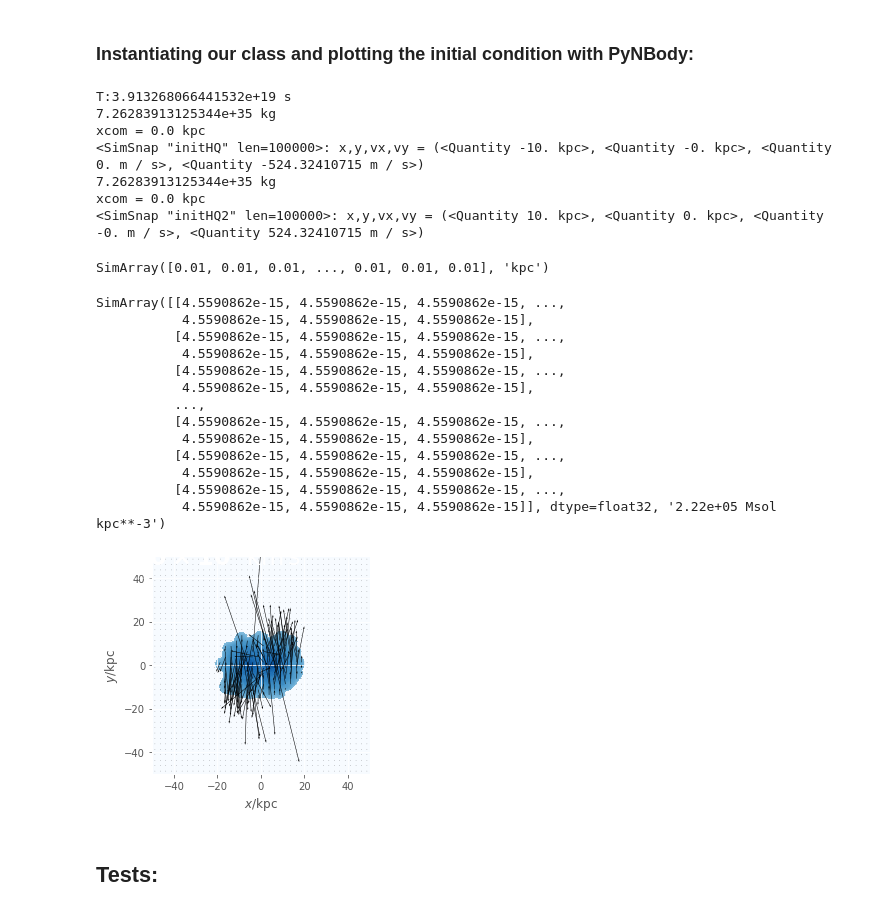
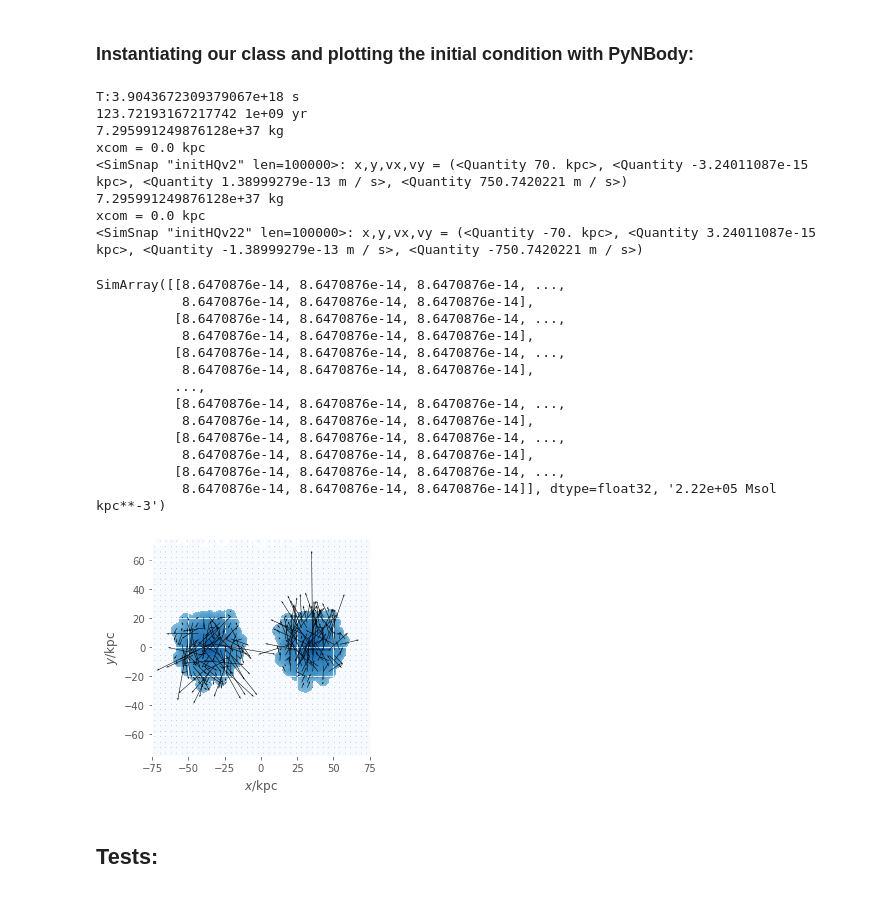
Before and after one commit to MCLindner/GalCollide, a Jupyter notebook: CombinigModels.ipynb, the cells around one changed output. Saved outputs shown, nothing was run; the diff lists cells and outputs as text; code cells hidden in the pictures.

```diff
--- a/CombinigModels.ipynb
+++ b/CombinigModels.ipynb
@@ -228,61 +228,72 @@ class Bodys:
 
         #check
         gyears = p.to(1e9*u.year)
+        print(gyears)
         steps = gyears / dDelta
 
         achInFile = self.writename
 
         # write data in a file.
         file = open(self.writename + ".param","w")
-        L = ["nSteps = " + str(int(steps.value)) + "\n", "dTheta = 0.7 \n","dEta = .03 \n","dDelta = " + str(dDelta) + " \n","iOutInterval = 10 \n",
+        L = ["nSteps = " + str(int(steps.value)) + "\n", "dTheta = 0.7 \n","dEta = .03 \n","dDelta = " + str(dDelta) + " \n","iOutInterval = 50 \n",
              "achInFile = " + achInFile + " \n","achOutName = " + self.writename +" \n", "iLogInterval = 1 \n",
-             "dMsolUnit = 2.2222858e5 \n", "dKpcUnit = 1 \n"]
+             "dMsolUnit = 2.2222858e5 \n", "dKpcUnit = 1 \n", "dDumpFrameStep = 25 \n", "iDirector = 1 \n"]
 
         file.writelines(L)
         file.close() #to change file access modes
+
+    def make_director_file(self):
+        """Creates a param file for use in ChaNGa. Sets nSteps to integrate over one orbital period."""
+        # write data in a file.
+        file = open(self.writename + ".director","w")
+        L = ["size 1000 1000 \n", "clip 0.001 500 \n","render tsc \n","target 0 0 0 \n","physical \n",
+             "file " + str(self.writename) + " \n","project perspective \n", "softdark 0.2 \n",
+              "logscale 100000000000 10000000000000000 \n", "coldark 0.2 0.2 5 1e-17 \n",
+             "dDumpFrameStep = 25 \n", "iDirector = 1 \n", "gas off \n", "star off \n", "FOV 90 \n", "up 0 1 0 \n", "eye 0. 0. 50 \n"]
+
+        file.writelines(L)
+        file.close() #to change file access modes
 # %% [markdown]
 ### Instantiating our class and plotting the initial condition with PyNBody:
 # %%
 plt.style.use('ggplot')
 
 # Load models here
-Gal1 = pynbody.load('initHQ')
-Gal2 = pynbody.load('initHQ2')
+Gal1 = pynbody.load('initHQv2')
+Gal2 = pynbody.load('initHQv22')
 
 # Instantiate class
-two_bodys = Bodys(Gal1, Gal2, 10, 40, 0, 0, 'demo.tipsy')
+two_bodys = Bodys(Gal1, Gal2, 10, 40, np.pi, np.pi, 'demo.tipsy')
 two_bodys.make_param_file()
+two_bodys.make_director_file()
 combined = two_bodys.combine()
 # %% [output]
-T:3.913268066441532e+19 s
-7.26283913125344e+35 kg
+T:3.9043672309379067e+18 s
+123.72193167217742 1e+09 yr
+7.295991249876128e+37 kg
 xcom = 0.0 kpc
-<SimSnap "initHQ" len=100000>: x,y,vx,vy = (<Quantity -10. kpc>, <Quantity -0. kpc>, <Quantity 0. m / s>, <Quantity -524.32410715 m / s>)
-7.26283913125344e+35 kg
+<SimSnap "initHQv2" len=100000>: x,y,vx,vy = (<Quantity 70. kpc>, <Quantity -3.24011087e-15 kpc>, <Quantity 1.38999279e-13 m / s>, <Quantity 750.7420221 m / s>)
+7.295991249876128e+37 kg
 xcom = 0.0 kpc
-<SimSnap "initHQ2" len=100000>: x,y,vx,vy = (<Quantity 10. kpc>, <Quantity 0. kpc>, <Quantity -0. m / s>, <Quantity 524.32410715 m / s>)
+<SimSnap "initHQv22" len=100000>: x,y,vx,vy = (<Quantity -70. kpc>, <Quantity 3.24011087e-15 kpc>, <Quantity -1.38999279e-13 m / s>, <Quantity -750.7420221 m / s>)
-# %%
-combined['eps']
-# %% [output]
-SimArray([0.01, 0.01, 0.01, ..., 0.01, 0.01, 0.01], 'kpc')
 # %%
-sph.velocity_image(combined, vector_color="black", qty="rho",width=100,cmap="Blues",
+sph.velocity_image(combined, vector_color="black", qty="rho",width=150,cmap="Blues",
                    denoise=False,approximate_fast=False, show_cbar = False)
 # %% [output]
-SimArray([[4.5590862e-15, 4.5590862e-15, 4.5590862e-15, ...,
-           4.5590862e-15, 4.5590862e-15, 4.5590862e-15],
-          [4.5590862e-15, 4.5590862e-15, 4.5590862e-15, ...,
-           4.5590862e-15, 4.5590862e-15, 4.5590862e-15],
-          [4.5590862e-15, 4.5590862e-15, 4.5590862e-15, ...,
-           4.5590862e-15, 4.5590862e-15, 4.5590862e-15],
+SimArray([[8.6470876e-14, 8.6470876e-14, 8.6470876e-14, ...,
+           8.6470876e-14, 8.6470876e-14, 8.6470876e-14],
+          [8.6470876e-14, 8.6470876e-14, 8.6470876e-14, ...,
+           8.6470876e-14, 8.6470876e-14, 8.6470876e-14],
+          [8.6470876e-14, 8.6470876e-14, 8.6470876e-14, ...,
+           8.6470876e-14, 8.6470876e-14, 8.6470876e-14],
           ...,
-          [4.5590862e-15, 4.5590862e-15, 4.5590862e-15, ...,
-           4.5590862e-15, 4.5590862e-15, 4.5590862e-15],
-          [4.5590862e-15, 4.5590862e-15, 4.5590862e-15, ...,
-           4.5590862e-15, 4.5590862e-15, 4.5590862e-15],
-          [4.5590862e-15, 4.5590862e-15, 4.5590862e-15, ...,
-           4.5590862e-15, 4.5590862e-15, 4.5590862e-15]], dtype=float32, '2.22e+05 Msol kpc**-3')
+          [8.6470876e-14, 8.6470876e-14, 8.6470876e-14, ...,
+           8.6470876e-14, 8.6470876e-14, 8.6470876e-14],
+          [8.6470876e-14, 8.6470876e-14, 8.6470876e-14, ...,
+           8.6470876e-14, 8.6470876e-14, 8.6470876e-14],
+          [8.6470876e-14, 8.6470876e-14, 8.6470876e-14, ...,
+           8.6470876e-14, 8.6470876e-14, 8.6470876e-14]], dtype=float32, '2.22e+05 Msol kpc**-3')
-[figure, old version]
+[figure, new version]
 # %% [markdown]
 ## Tests:
 # %% [markdown]
```
Also changed, not shown: parts of 2 cells of this notebook, 7 other files.
